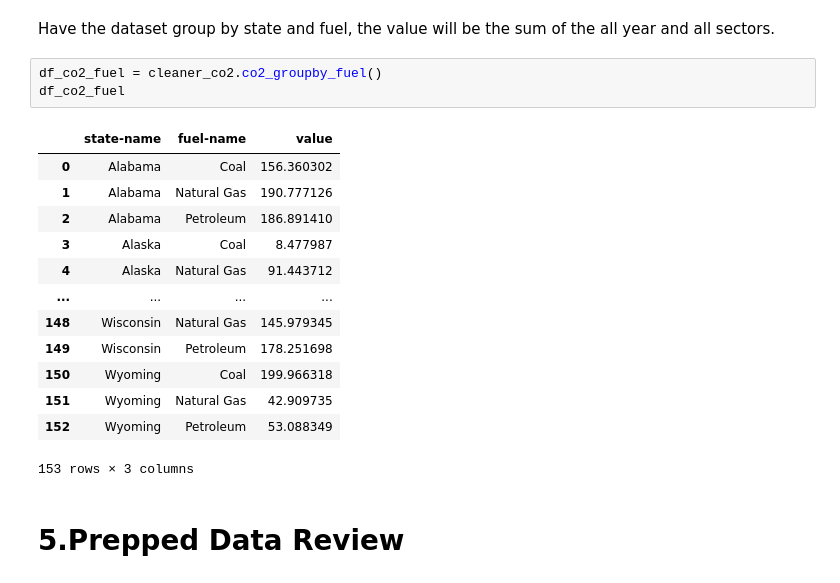
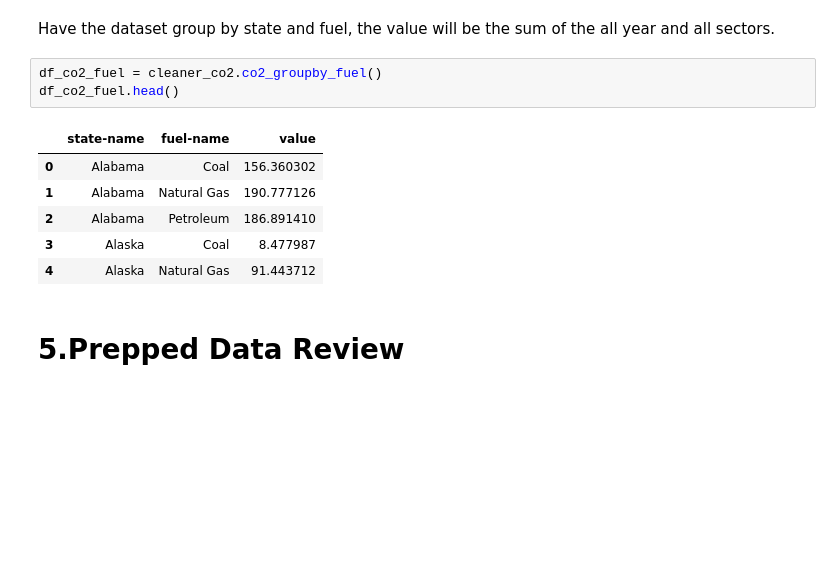
Before and after one commit to Zhengnan817/Final-Project-Carbon-dioxide-emission, a Jupyter notebook: carbon_emission.ipynb, the cells around one changed output. Cells and saved outputs as stored; diff of their text form; blank space fills up the shorter version.

```diff
--- a/carbon_emission.ipynb
+++ b/carbon_emission.ipynb
@@ -469,20 +459,13 @@ df_co2_sector
 Have the dataset group by state and fuel, the value will be the sum of the all year and all sectors.
 # %%
 df_co2_fuel = cleaner_co2.co2_groupby_fuel()
-df_co2_fuel
+df_co2_fuel.head()
 # %% [output]
 |  | state-name | fuel-name | value |
 | 0 | Alabama | Coal | 156.360302 |
 | 1 | Alabama | Natural Gas | 190.777126 |
 | 2 | Alabama | Petroleum | 186.891410 |
 | 3 | Alaska | Coal | 8.477987 |
 | 4 | Alaska | Natural Gas | 91.443712 |
-| ... | ... | ... | ... |
-| 148 | Wisconsin | Natural Gas | 145.979345 |
-| 149 | Wisconsin | Petroleum | 178.251698 |
-| 150 | Wyoming | Coal | 199.966318 |
-| 151 | Wyoming | Natural Gas | 42.909735 |
-| 152 | Wyoming | Petroleum | 53.088349 |
-153 rows × 3 columns
 # %% [markdown]
 # 5.Prepped Data Review
```
Also changed, not shown: parts of 12 cells of this notebook, 1 other file.
